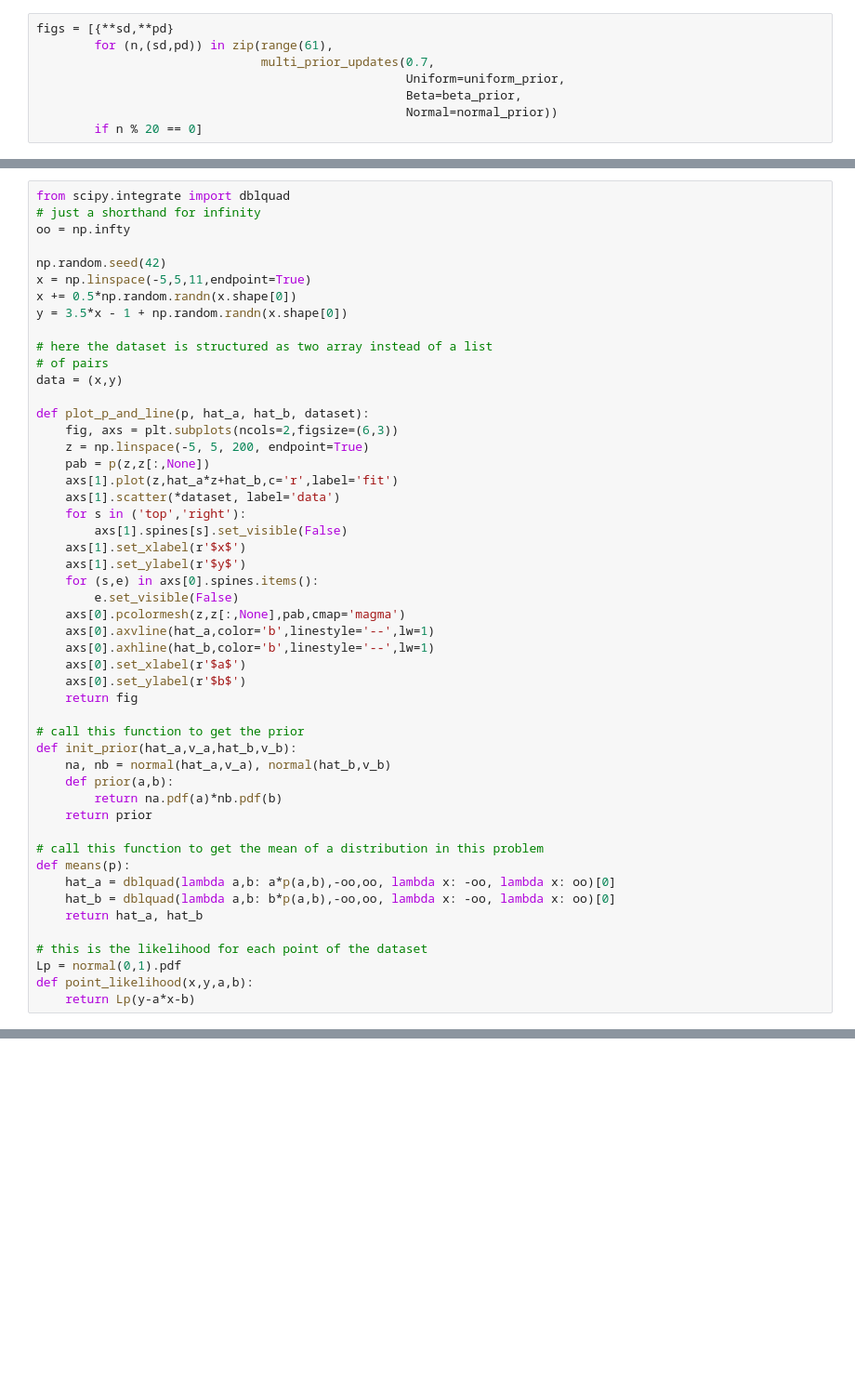
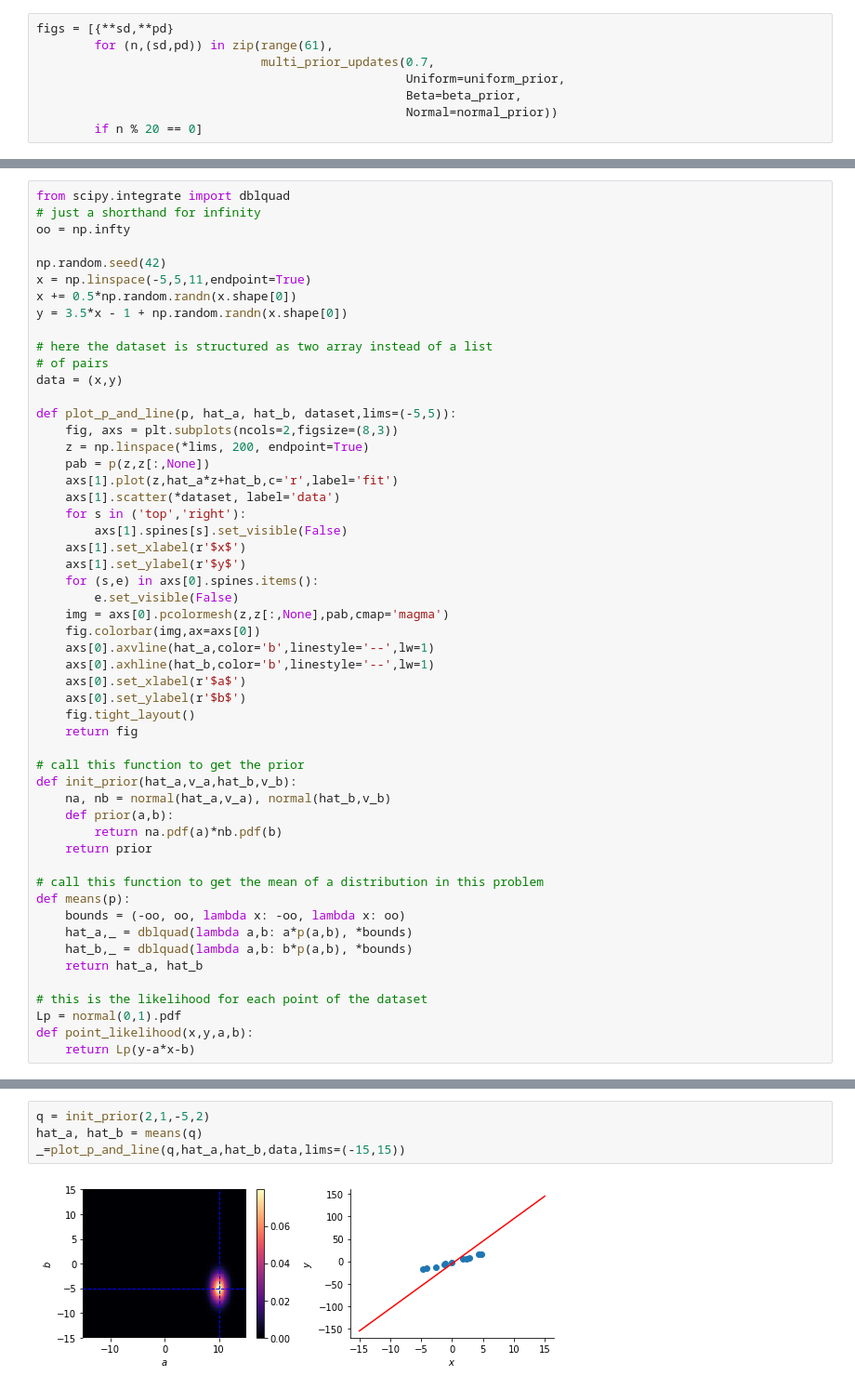
Before and after one commit to flipgthb/ai-bootcamp-2019, a Jupyter notebook: 1-Bayes-Update--Coin-Toss.ipynb, the cells around one changed output, grey strips where cells are left out. Shown at 93% size. Cells and saved outputs as stored; diff of their text form; blank space fills up the shorter version.

```diff
--- a/1-Bayes-Update--Coin-Toss.ipynb
+++ b/1-Bayes-Update--Coin-Toss.ipynb
@@ -158,9 +159,9 @@ y = 3.5*x - 1 + np.random.randn(x.shape[0])
 # of pairs
 data = (x,y)
 
-def plot_p_and_line(p, hat_a, hat_b, dataset):
-    fig, axs = plt.subplots(ncols=2,figsize=(6,3))
-    z = np.linspace(-5, 5, 200, endpoint=True)
+def plot_p_and_line(p, hat_a, hat_b, dataset,lims=(-5,5)):
+    fig, axs = plt.subplots(ncols=2,figsize=(8,3))
+    z = np.linspace(*lims, 200, endpoint=True)
     pab = p(z,z[:,None])
     axs[1].plot(z,hat_a*z+hat_b,c='r',label='fit')
     axs[1].scatter(*dataset, label='data')
@@ -170,11 +171,13 @@ def plot_p_and_line(p, hat_a, hat_b, dataset):
     axs[1].set_ylabel(r'$y$')
     for (s,e) in axs[0].spines.items():
         e.set_visible(False)
-    axs[0].pcolormesh(z,z[:,None],pab,cmap='magma')
+    img = axs[0].pcolormesh(z,z[:,None],pab,cmap='magma')
+    fig.colorbar(img,ax=axs[0])
     axs[0].axvline(hat_a,color='b',linestyle='--',lw=1)
     axs[0].axhline(hat_b,color='b',linestyle='--',lw=1)
     axs[0].set_xlabel(r'$a$')
     axs[0].set_ylabel(r'$b$')
+    fig.tight_layout()
     return fig
 
 # call this function to get the prior
@@ -186,8 +189,9 @@ def init_prior(hat_a,v_a,hat_b,v_b):
 
 # call this function to get the mean of a distribution in this problem
 def means(p):
-    hat_a = dblquad(lambda a,b: a*p(a,b),-oo,oo, lambda x: -oo, lambda x: oo)[0]
-    hat_b = dblquad(lambda a,b: b*p(a,b),-oo,oo, lambda x: -oo, lambda x: oo)[0]
+    bounds = (-oo, oo, lambda x: -oo, lambda x: oo)
+    hat_a,_ = dblquad(lambda a,b: a*p(a,b), *bounds)
+    hat_b,_ = dblquad(lambda a,b: b*p(a,b), *bounds)
     return hat_a, hat_b
 
 # this is the likelihood for each point of the dataset
@@ -207,0 +203,6 @@ plot_p_and_line(q,0,0,data)
+# %%
+q = init_prior(2,1,-5,2)
+hat_a, hat_b = means(q)
+_=plot_p_and_line(q,hat_a,hat_b,data,lims=(-15,15))
+# %% [output]
+[figure, added]
```
Also changed, not shown: parts of 17 cells of this notebook, 1 other file.
